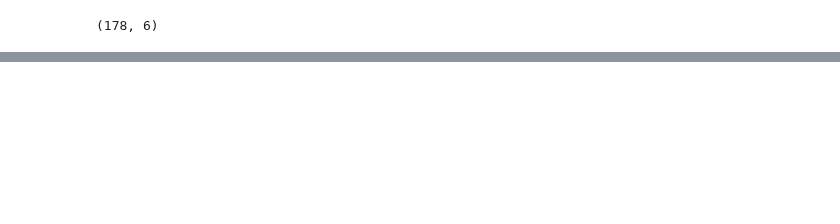
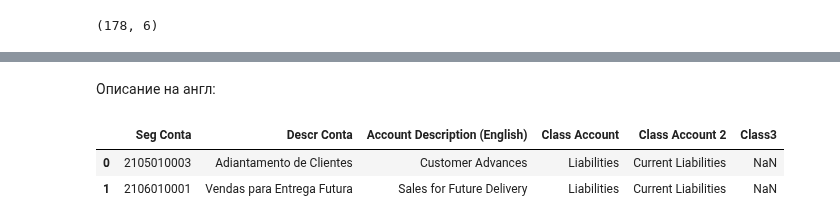
Before and after one commit to Lirollel/Work_AIM_Jupyter-Python-Pandas, a Jupyter notebook: OCP/Testing_bd/Brazil/Brazil_ARreport_full_cover.ipynb, the cells around one changed output, grey strips where cells are left out. Drawn from its saved outputs; the diff is of its cells as text; code cells hidden in the pictures; blank space fills up the shorter version.

```diff
--- a/OCP/Testing_bd/Brazil/Brazil_ARreport_full_cover.ipynb
+++ b/OCP/Testing_bd/Brazil/Brazil_ARreport_full_cover.ipynb
@@ -116,0 +110,22 @@ full_data_merge
+# %% [markdown]
+Описание на англ:
+# %%
+EN_listdir = os.listdir('EN') # watch folder
+EN_listdir_sheets = {x:pd.ExcelFile(f'EN\\{x}').sheet_names for x in EN_listdir} # watch all sheets
+right_sheets = ['Balance Sheet', 'Comentários Maksim', 'DE-PARA Salitre'] # choose right sheets
+EN_listdir_right_sheets = {x:y for x,y in zip(EN_listdir,right_sheets) if y in EN_listdir_sheets[x]} # create dict with rifht sheets
+# read all info to one df
+EN_df = pd.DataFrame()
+for file in EN_listdir:
+    file_data = pd.read_excel(f'EN\\{file}', sheet_name=EN_listdir_right_sheets[file])
+    if 'Descrição2' in file_data.columns.tolist():
+        file_data = file_data.rename(columns={'Descrição2':'Descr Conta', 'Nº conta':'Seg Conta', 'Class1':'Class Account','Class2':'Class Account 2'})
+    EN_df = pd.concat([EN_df, file_data])
+# %%
+assert len(EN_df[EN_df['Descr Conta'].isna()]) == 0 # desc is not na
+EN_df_work = EN_df[['Seg Conta', 'Descr Conta', 'Account Description (English)', 'Class Account','Class Account 2','Class3']]
+EN_df_work.head(2)
+# %% [output]
+|  | Seg Conta | Descr Conta | Account Description (English) | Class Account | Class Account 2 | Class3 |
+| 0 | 2105010003 | Adiantamento de Clientes | Customer Advances | Liabilities | Current Liabilities | NaN |
+| 1 | 2106010001 | Vendas para Entrega Futura | Sales for Future Delivery | Liabilities | Current Liabilities | NaN |
```
Also changed, not shown: parts of 11 cells of this notebook, 5 other files.
